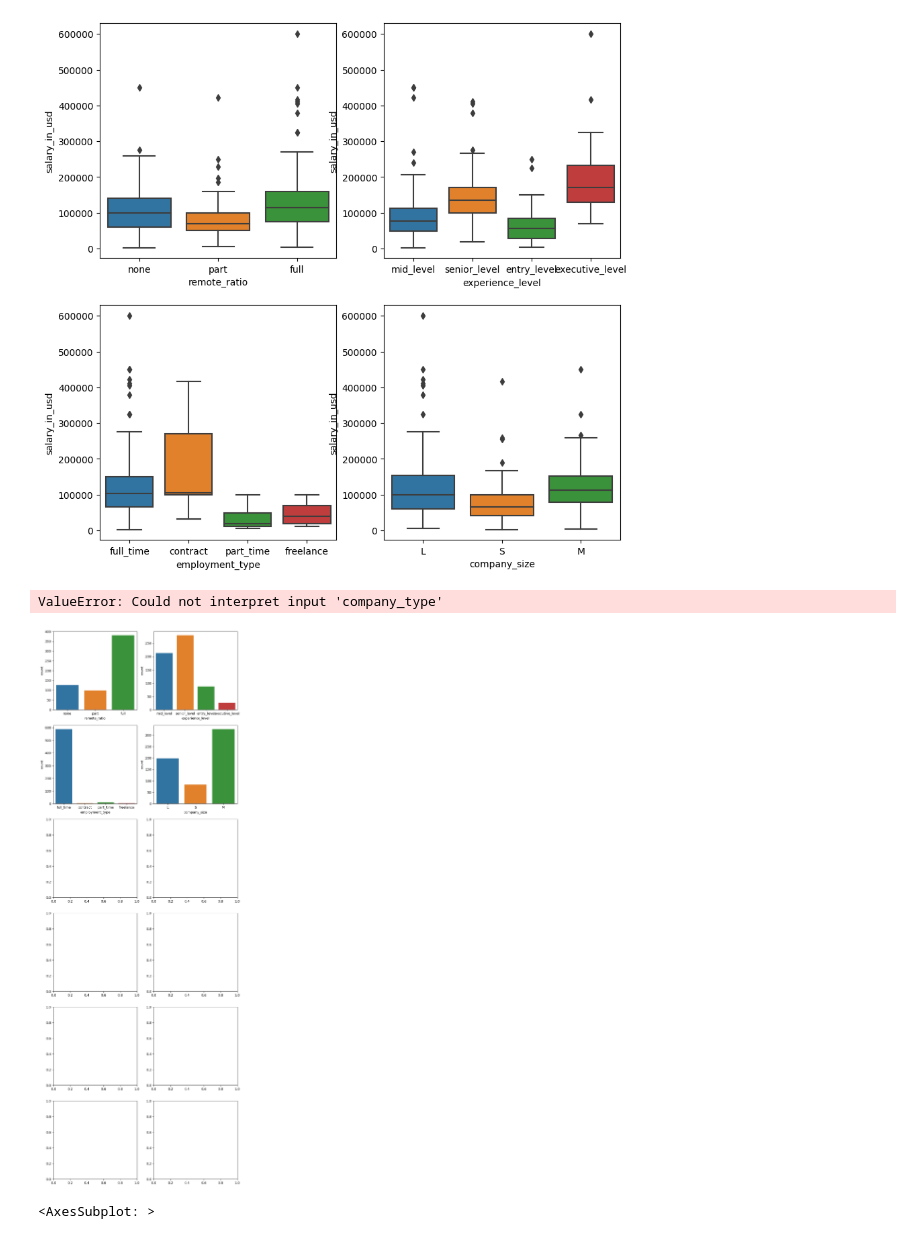
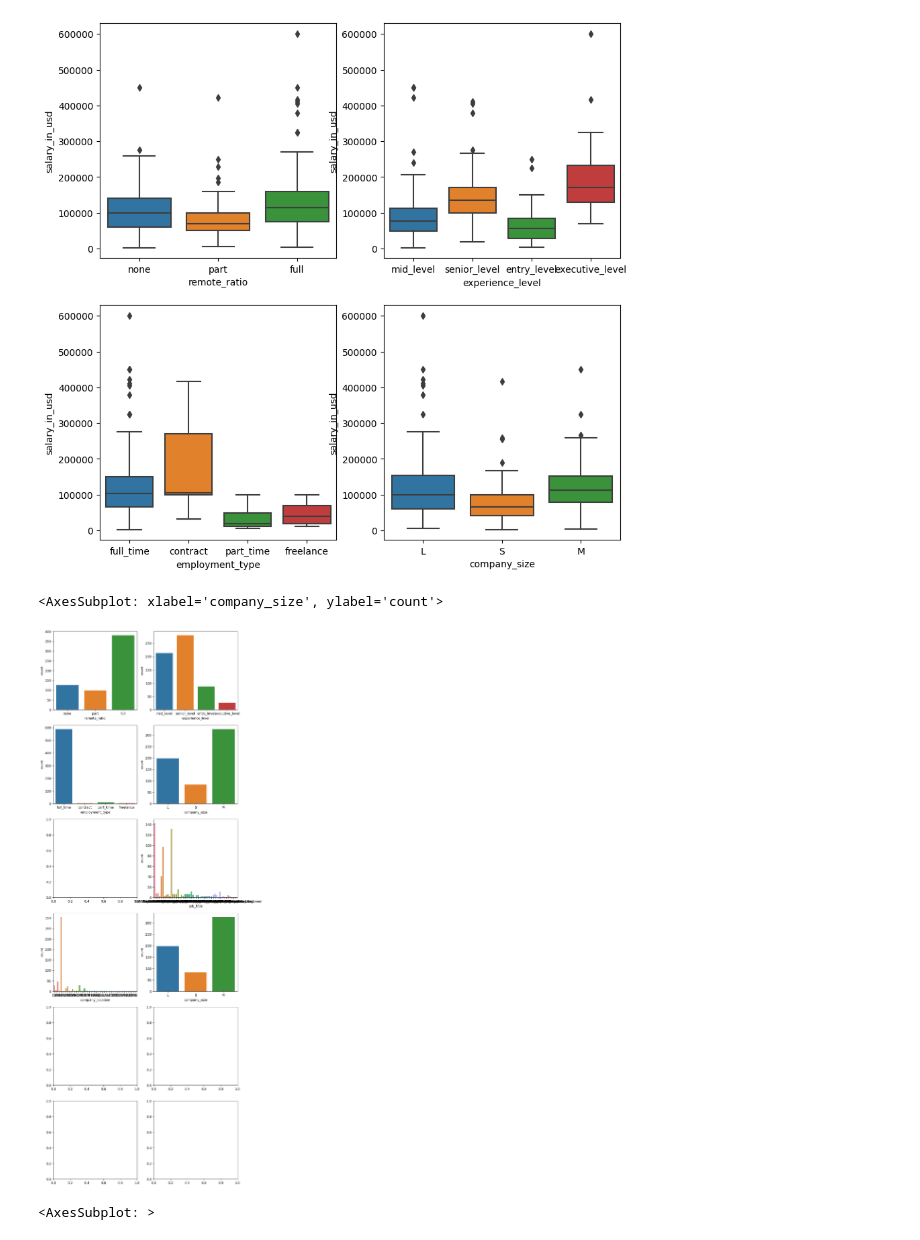
Before and after one commit to chasewes/DataSlayers, a Jupyter notebook: nov_3_salaries.ipynb, the cells around one changed output. Saved outputs shown, nothing was run; the diff lists cells and outputs as text; code cells hidden in the pictures.

```diff
--- a/nov_3_salaries.ipynb
+++ b/nov_3_salaries.ipynb
@@ -88,27 +88,27 @@ plt.show()
 # %%
 # work_year             0
 # experience_level      0
 # employment_type       0
 # job_title             0
 # salary_currency       0
 # salary_in_usd         0
 # employee_residence    0
 # remote_ratio          0
 # company_location      0
 # company_size          0
 
 #show the ratio of each category in the categorical variables
 fig, ax = plt.subplots(6, 2, figsize=(10,30))
 sns.countplot(x='remote_ratio', data=df, ax=ax[0,0])
 sns.countplot(x='experience_level', data=df, ax=ax[0,1])
 sns.countplot(x='employment_type', data=df, ax=ax[1,0])
 sns.countplot(x='company_size', data=df, ax=ax[1,1])
 sns.countplot(x='job_title', data=df, ax=ax[2,1])
-sns.countplot(x='job_function', data=df, ax=ax[3,0])
-sns.countplot(x='industry', data=df, ax=ax[3,1])
+sns.countplot(x='company_location', data=df, ax=ax[3,0])
+sns.countplot(x='company_size', data=df, ax=ax[3,1])
 # %% [output]
-ValueError: Could not interpret input 'company_type'
+<AxesSubplot: xlabel='company_size', ylabel='count'>
-[figure, old version]
+[figure, new version]
 # %%
 #show number of employees per company_location in a sorted bar graph
 df['company_location'].value_counts().sort_values(ascending=False).plot(kind='bar', figsize=(10,5))
```
